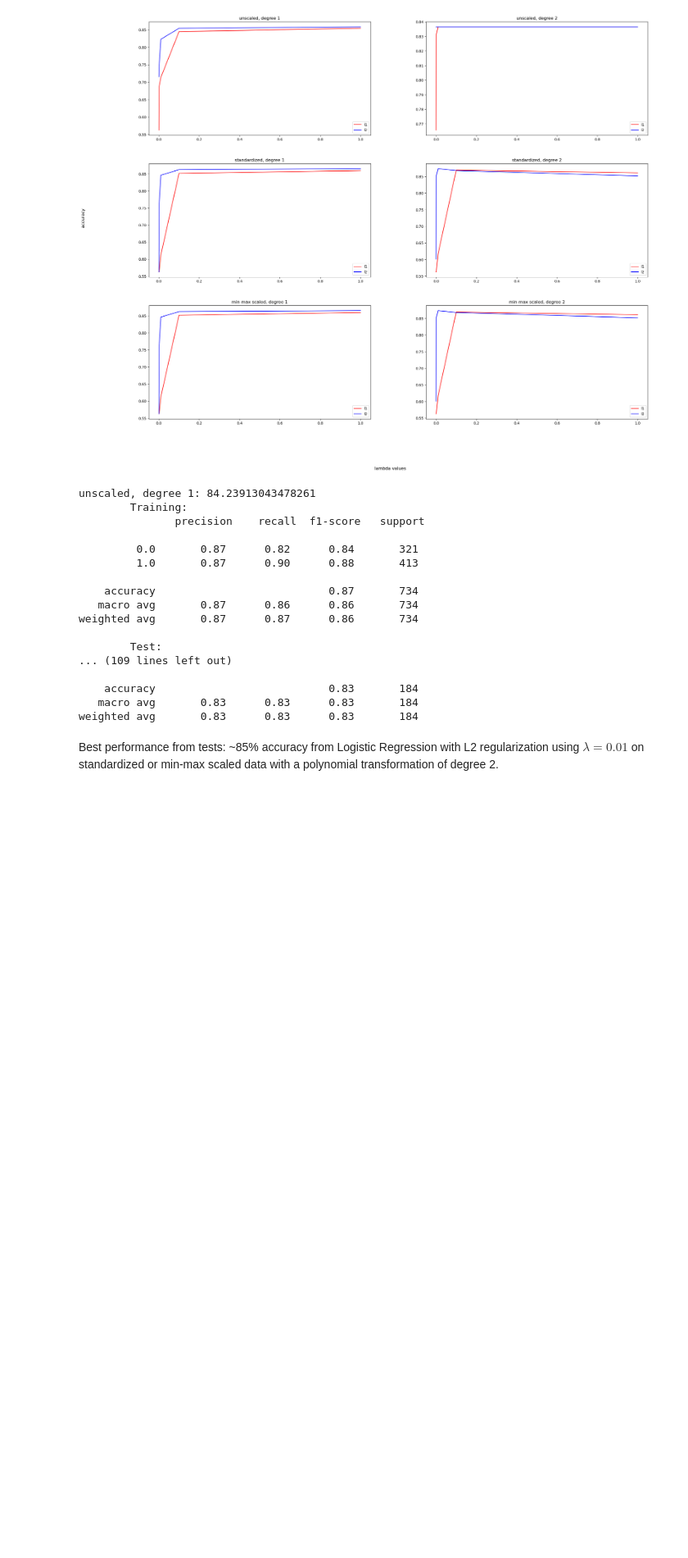
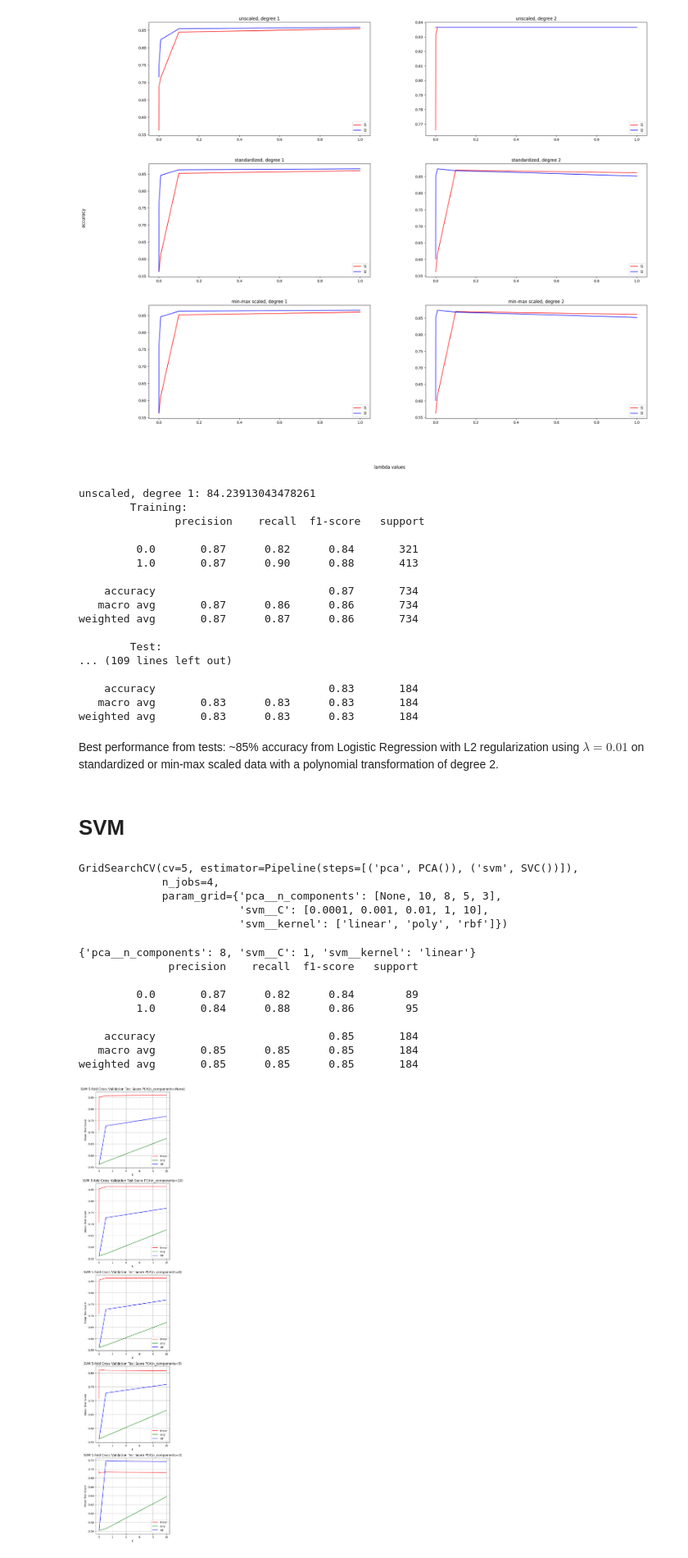
Before and after one commit to jasonliny/heart-disease-prediction, a Jupyter notebook: logistic-regression.ipynb, the cells around one changed output. Shown at 82% size. Cells and saved outputs as stored; diff of their text form; code cells hidden in the pictures; blank space fills up the shorter version.

Commit message:
Add SVM with basic graphing with regards to PCA and C.
Signed-off-by: Zixuan James Li <p359101898@gmail.com>

```diff
--- a/logistic-regression.ipynb
+++ b/logistic-regression.ipynb
@@ -245,6 +248,7 @@ As for `ST_Slope` (the slope of the peak exercise ST segment), only `20%` of tho
 ### Splitting data into train and test sets
 # %%
 X_train, X_test, y_train, y_test = train_test_split(X, y, test_size=0.2, train_size=0.8, random_state=8)
+X_train, X_val, y_train, y_val = train_test_split(X_train, y_train, test_size=0.1, train_size=0.9, random_state=8)
 # %% [markdown]
 ### Feature Scaling/Normalization
 # %%
@@ -369,7 +373,7 @@ weighted avg       0.87      0.87      0.86       734
 weighted avg       0.85      0.85      0.85       184
 [figure]
 # %%
-logreg = LogisticRegression(penalty=None, max_iter=10000, solver="saga")
+logreg = LogisticRegression(penalty="none", max_iter=10000, solver="saga")
 
 for degree in model_degrees:
     logreg.fit(X_train_us_polys[degree], y_train)
@@ -406,3 +410,69 @@ weighted avg       0.87      0.87      0.86       734
 weighted avg       0.83      0.83      0.83       184
 # %% [markdown]
 Best performance from tests: ~85% accuracy from Logistic Regression with L2 regularization using $\lambda=0.01$ on standardized or min-max scaled data with a polynomial transformation of degree 2.
+# %% [markdown]
+# SVM
+# %%
+# https://scikit-learn.org/stable/modules/svm.html
+
+model = Pipeline([
+    ("pca", PCA()),
+    ("svm", svm.SVC())
+])
+
+param = {
+    "pca__n_components": [None, 10, 8, 5, 3],
+    "svm__kernel": ["linear", "poly", "rbf"],
+    "svm__C": [0.0001, 0.001, 0.01, 1, 10],
+}
+search = GridSearchCV(model, param, cv=5, n_jobs=4)
+search.fit(X_train, y_train)
+# %% [output]
+GridSearchCV(cv=5, estimator=Pipeline(steps=[('pca', PCA()), ('svm', SVC())]),
+             n_jobs=4,
+             param_grid={'pca__n_components': [None, 10, 8, 5, 3],
+                         'svm__C': [0.0001, 0.001, 0.01, 1, 10],
+                         'svm__kernel': ['linear', 'poly', 'rbf']})
+# %%
+def plot_svm_cv_results(search: GridSearchCV):
+    df = pd.DataFrame(search.cv_results_)
+    n_comp_vals = search.param_grid["pca__n_components"]
+    c_vals = search.param_grid["svm__C"]
+    kernel_vals = search.param_grid["svm__kernel"]
+
+    fig, axes = plt.subplots(len(n_comp_vals), 1, figsize=(5,30))
+
+    for ax, n_comp in zip(axes, n_comp_vals):
+        colors = ["red", "green", "blue"]
+        for kernel_val, color in zip(kernel_vals, colors):
+            if n_comp is None:
+                kernel_rows = df[df["param_pca__n_components"].isnull()]
+            else:
+                kernel_rows = df[df["param_pca__n_components"] == n_comp]
+            kernel_rows = kernel_rows[(df["param_svm__kernel"] == kernel_val)]
+            ax.plot(kernel_rows["param_svm__C"], kernel_rows["mean_test_score"], color=color, label=kernel_val)
+        ax.set_xlabel("C")
+        ax.set_ylabel("Mean Test Score")
+        ax.legend()
+        ax.grid()
+        ax.set_title(f"SVM 5-fold Cross Validation Test Score PCA(n_components={n_comp})")
+
+    fig.show()
+# %%
+y_pred = search.best_estimator_.predict(X_test)
+
+print(search.best_params_)
+print(classification_report(y_test, y_pred))
+df = pd.DataFrame(search.cv_results_)
+plot_svm_cv_results(search)
+# %% [output]
+{'pca__n_components': 8, 'svm__C': 1, 'svm__kernel': 'linear'}
+              precision    recall  f1-score   support
+
+         0.0       0.87      0.82      0.84        89
+         1.0       0.84      0.88      0.86        95
+
+    accuracy                           0.85       184
+   macro avg       0.85      0.85      0.85       184
+weighted avg       0.85      0.85      0.85       184
+[figure, added]
```
Also changed, not shown: parts of 1 cell of this notebook.
